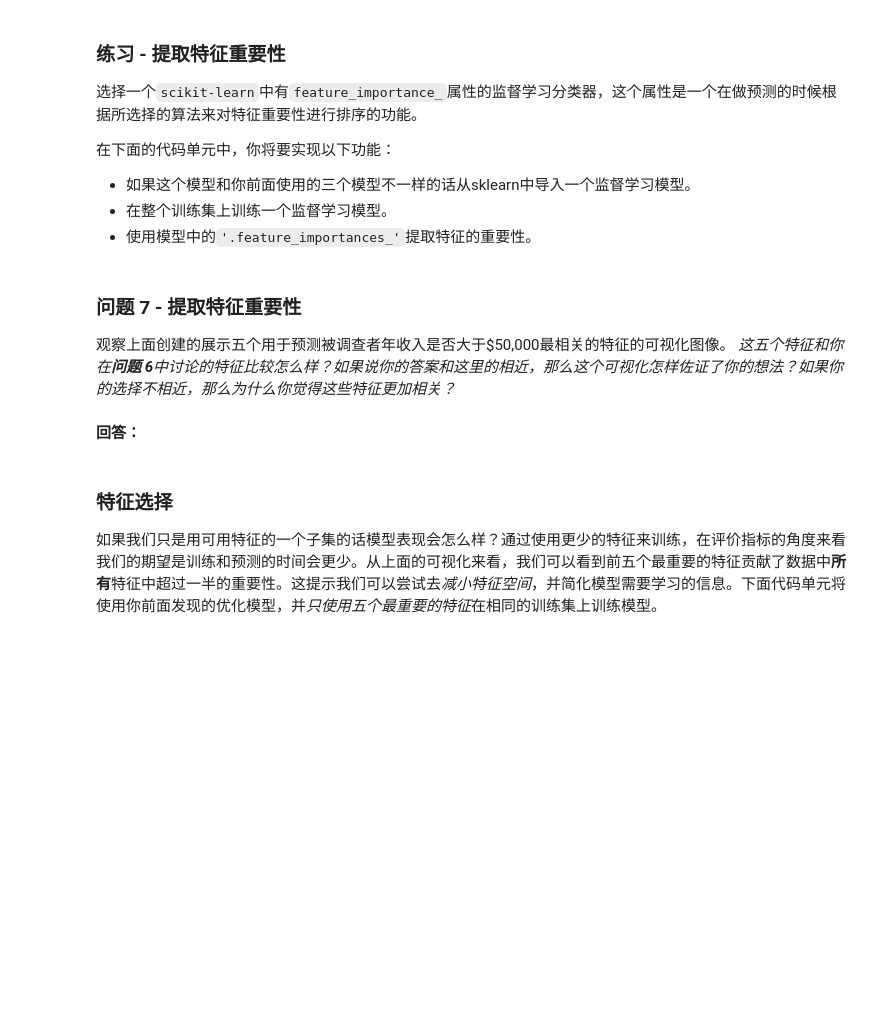
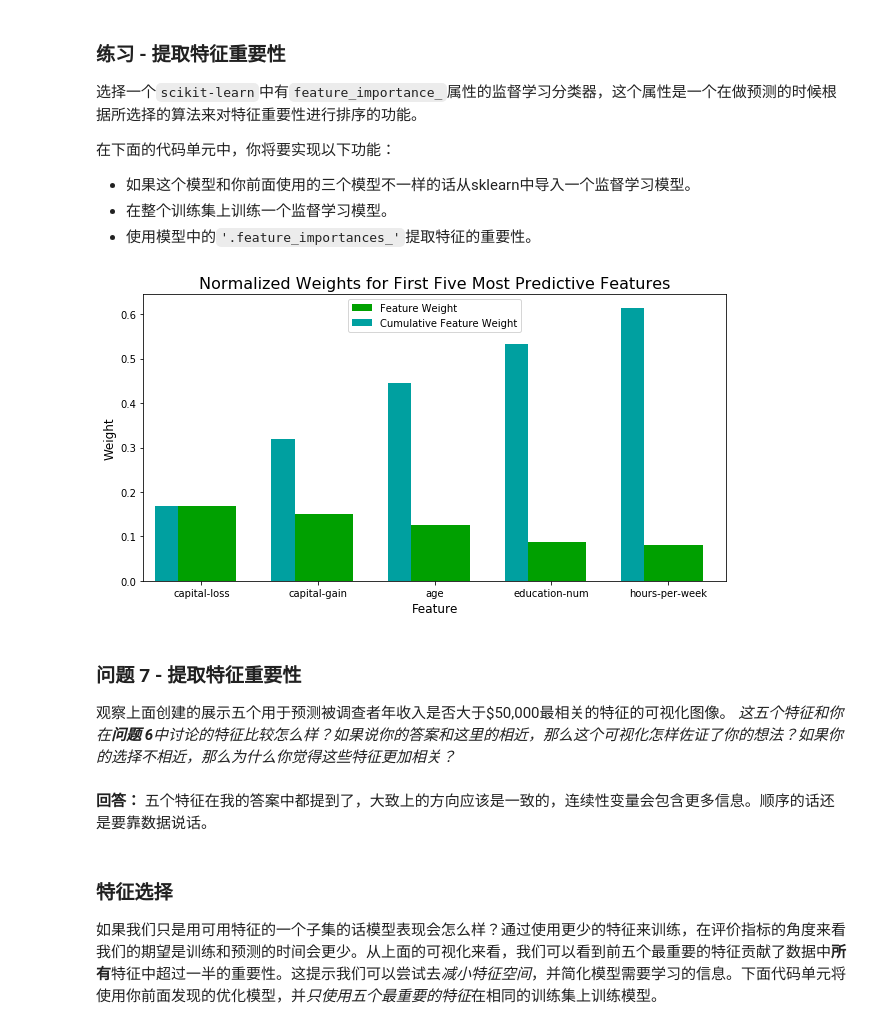
Before and after one commit to cchao1031/ML-nanodegree, a Jupyter notebook: finding_donors/finding_donors.ipynb, the cells around one changed output. Saved outputs shown, nothing was run; the diff lists cells and outputs as text; code cells hidden in the pictures; blank space fills up the shorter version.

```diff
--- a/finding_donors/finding_donors.ipynb
+++ b/finding_donors/finding_donors.ipynb
@@ -375,20 +393,28 @@ vs.evaluate(results, accuracy, fscore)
 **注意：** 取决于你选择的参数列表，下面实现的代码可能需要花一些时间运行！
 # %%
 # TODO：导入'GridSearchCV', 'make_scorer'和其他一些需要的库
+from sklearn.model_selection import GridSearchCV
+from sklearn.metrics import make_scorer
+from sklearn.tree import DecisionTreeClassifier
 
 # TODO：初始化分类器
-clf = None
+clf = AdaBoostClassifier()
 
 # TODO：创建你希望调节的参数列表
-parameters = None
+parameters = {'base_estimator': [DecisionTreeClassifier(max_depth=1), DecisionTreeClassifier(max_depth=2)],
+              'n_estimators': np.linspace(50,200,4,dtype=int), 'learning_rate': np.linspace(0.95, 1, 6)}
 
 # TODO：创建一个fbeta_score打分对象
-scorer = None
+scorer = make_scorer(fbeta_score, beta=0.5)
 
 # TODO：在分类器上使用网格搜索，使用'scorer'作为评价函数
-grid_obj = None
+grid_obj = GridSearchCV(clf, parameters, scorer, cv=4, n_jobs=-1, verbose=1)
 
 # TODO：用训练数据拟合网格搜索对象并找到最佳参数
+start = time()
+grid_obj.fit(X_train, y_train)
+end = time()
+print('grid_search time: %.2fs' % (end - start))
 
 # 得到estimator
 best_clf = grid_obj.best_estimator_
@@ -444,20 +496,22 @@ _在这十三个记录中，你认为哪五个特征对于预测是最重要的
 # %%
 # TODO：导入一个有'feature_importances_'的监督学习模型
 
 # TODO：在训练集上训练一个监督学习模型
 model = None
 
 # TODO： 提取特征重要性
-importances = None
+importances = best_clf.feature_importances_
 
 # 绘图
 vs.feature_plot(importances, X_train, y_train)
+# %% [output]
+[figure, added]
 # %% [markdown]
 ### 问题 7 - 提取特征重要性
 观察上面创建的展示五个用于预测被调查者年收入是否大于\$50,000最相关的特征的可视化图像。
 _这五个特征和你在**问题 6**中讨论的特征比较怎么样？如果说你的答案和这里的相近，那么这个可视化怎样佐证了你的想法？如果你的选择不相近，那么为什么你觉得这些特征更加相关？_
 # %% [markdown]
-**回答：**
+**回答：** 五个特征在我的答案中都提到了，大致上的方向应该是一致的，连续性变量会包含更多信息。顺序的话还是要靠数据说话。
 # %% [markdown]
 ### 特征选择
 
```
Also changed, not shown: parts of 17 cells of this notebook, 1 other file.
